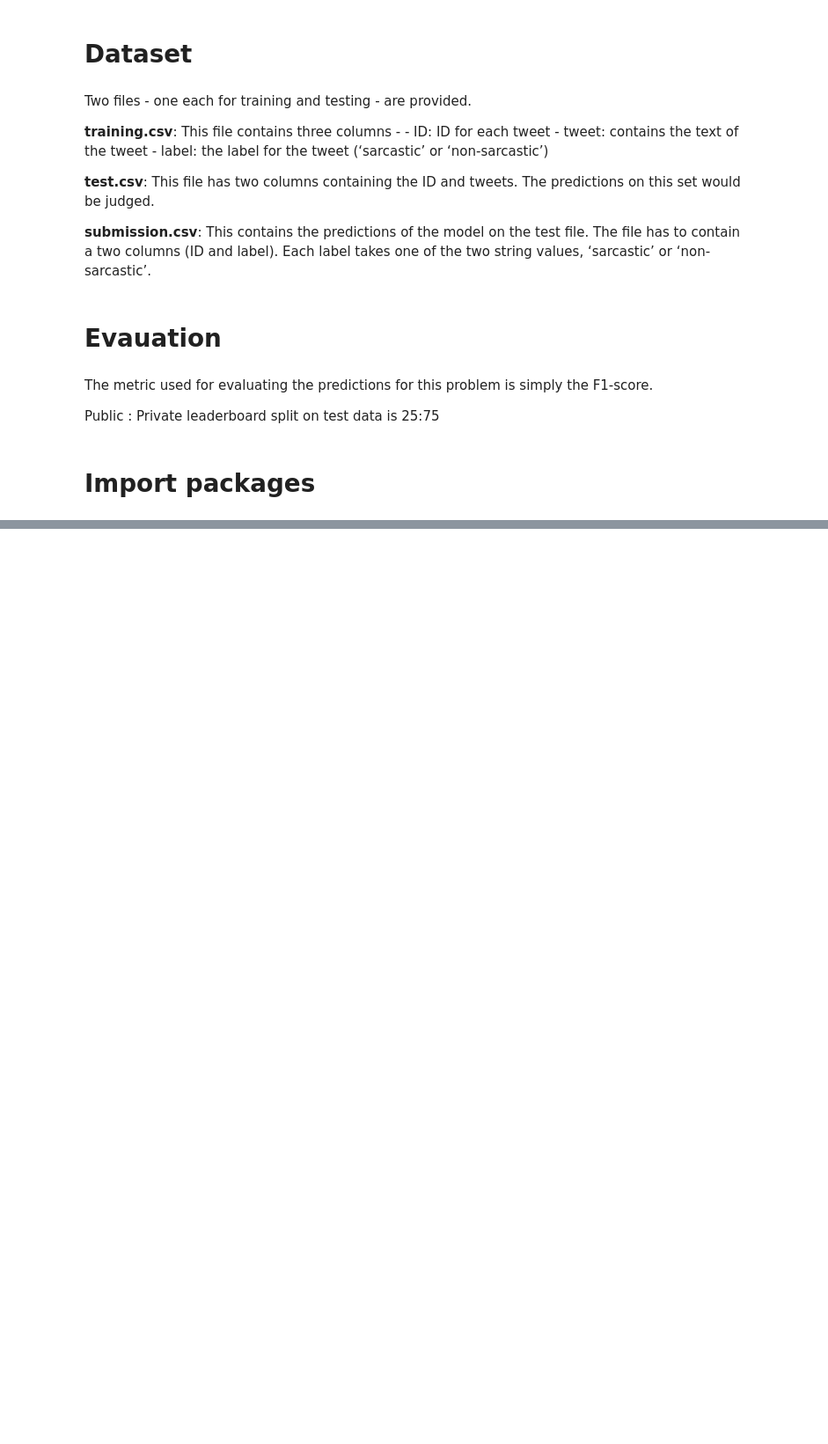
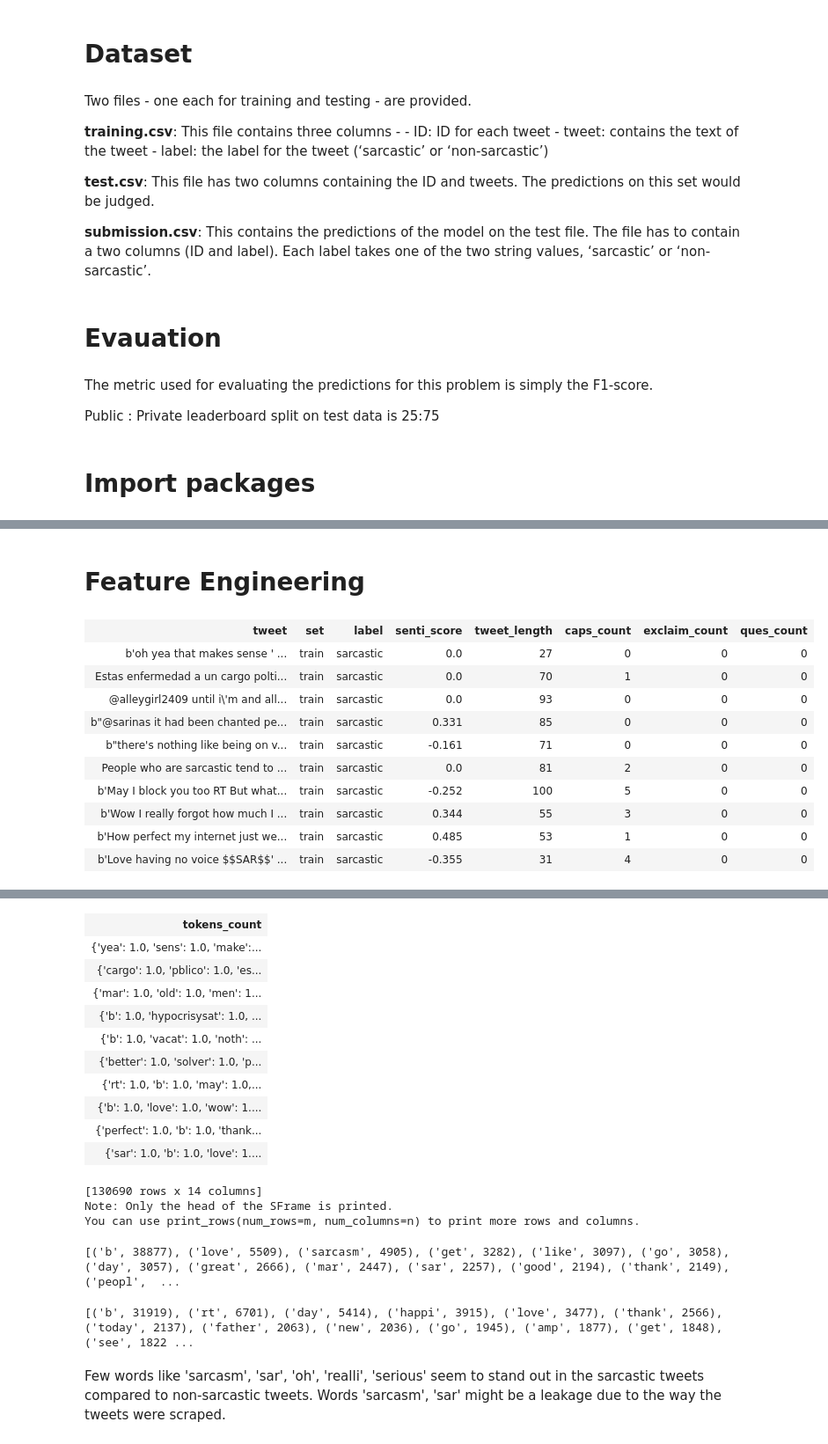
Before and after one commit to KarthiAru/AnalyticsVidhya, a Jupyter notebook: mlware-1/code.ipynb, the cells around one changed output, grey strips where cells are left out. Shown: that part at 88% size. Drawn from its saved outputs; the diff is of its cells as text; code cells hidden in the pictures; blank space fills up the shorter version.

```diff
--- a/mlware-1/code.ipynb
+++ b/mlware-1/code.ipynb
@@ -71,0 +92,49 @@ test['ngram1'] = gl.text_analytics.count_ngrams(test['tweet'], 1, to_lower=True)
+# %% [markdown]
+# Feature Engineering
+# %%
+# Join Train-Test
+df = train.append(test)
+# %%
+df['senti_score'] = df['tweet'].apply(lambda x: sent.polarity_scores(x)['pos']) - df['tweet'].apply(lambda x: sent.polarity_scores(x)['neg'])
+df['tweet_length'] = df['tweet'].apply(lambda x: len(x))
+df['caps_count'] = df['tweet'].apply(lambda x: sum(1 for c in x if c.isupper()))
+df['exclaim_count'] = df['tweet'].apply(lambda x: x.count("!"))
+df['ques_count'] = df['tweet'].apply(lambda x: x.count("?"))
+df['comma_count'] = df['tweet'].apply(lambda x: x.count(","))
+df['quote_count'] = df['tweet'].apply(lambda x: x.count("'")) + df['tweet'].apply(lambda x: x.count('"'))
+# %%
+def pos_ratio(pos_tag):
+    '''
+    Function to find the ratio of POS tokens to total tokens
+    '''
+    counts = Counter(tag for word,tag in pos_tag)
+    total = len(pos_tag)
+    return dict((word, float(count)/total) for word,count in counts.items())
+
+def tokens_count(tokens):
+    '''
+    Function to count the tokens
+    '''
+    counts = Counter(word for word in tokens)
+    return dict((word, float(count)) for word,count in counts.items())
+# %%
+df['tokens'] = df['tweet'].apply(lambda x: tokenizer.tokenize(x)) #tokenize
+df['tokens'] = df['tokens'].apply(lambda x: [token.lower() for token in x if token.lower() not in stops]) #lower case & remove stop words
+df['pos_tag'] = df['tokens'].apply(lambda x: nltk.pos_tag(x)) #Parts of Speech (POS) tags
+df['pos_ratio'] = df['pos_tag'].apply(lambda x: pos_ratio(x))
+df['tokens'] = df['tokens'].apply(lambda x: [stemmer.stem(w) for w in x]) #Stem the tokens
+df['tokens_count'] = df['tokens'].apply(lambda x: tokens_count(x))
+# %%
+df
+# %% [output]
+| tweet | set | label | senti_score | tweet_length | caps_count | exclaim_count | ques_count |
+| b'oh yea that makes sense ' ... | train | sarcastic | 0.0 | 27 | 0 | 0 | 0 |
+| Estas enfermedad a un cargo polti... | train | sarcastic | 0.0 | 70 | 1 | 0 | 0 |
+| @alleygirl2409 until i\'m and all... | train | sarcastic | 0.0 | 93 | 0 | 0 | 0 |
+| b"@sarinas it had been chanted pe... | train | sarcastic | 0.331 | 85 | 0 | 0 | 0 |
+| b"there's nothing like being on v... | train | sarcastic | -0.161 | 71 | 0 | 0 | 0 |
+| People who are sarcastic tend to ... | train | sarcastic | 0.0 | 81 | 2 | 0 | 0 |
+| b'May I block you too RT But what... | train | sarcastic | -0.252 | 100 | 5 | 0 | 0 |
+| b'Wow I really forgot how much I ... | train | sarcastic | 0.344 | 55 | 3 | 0 | 0 |
+| b'How perfect my internet just we... | train | sarcastic | 0.485 | 53 | 1 | 0 | 0 |
+| b'Love having no voice $$SAR$$' ... | train | sarcastic | -0.355 | 31 | 4 | 0 | 0 |
@@ -71,0 +152,14 @@ test['ngram1'] = gl.text_analytics.count_ngrams(test['tweet'], 1, to_lower=True)
+| tokens_count |
+| {'yea': 1.0, 'sens': 1.0, 'make':... |
+| {'cargo': 1.0, 'pblico': 1.0, 'es... |
+| {'mar': 1.0, 'old': 1.0, 'men': 1... |
+| {'b': 1.0, 'hypocrisysat': 1.0, ... |
+| {'b': 1.0, 'vacat': 1.0, 'noth': ... |
+| {'better': 1.0, 'solver': 1.0, 'p... |
+| {'rt': 1.0, 'b': 1.0, 'may': 1.0,... |
+| {'b': 1.0, 'love': 1.0, 'wow': 1.... |
+| {'perfect': 1.0, 'b': 1.0, 'thank... |
+| {'sar': 1.0, 'b': 1.0, 'love': 1.... |
+[130690 rows x 14 columns]
+Note: Only the head of the SFrame is printed.
+You can use print_rows(num_rows=m, num_columns=n) to print more rows and columns.
@@ -71,0 +174,10 @@ test['ngram1'] = gl.text_analytics.count_ngrams(test['tweet'], 1, to_lower=True)
+# %%
+print sarcasm_dist.most_common(50)
+# %% [output]
+[('b', 38877), ('love', 5509), ('sarcasm', 4905), ('get', 3282), ('like', 3097), ('go', 3058), ('day', 3057), ('great', 2666), ('mar', 2447), ('sar', 2257), ('good', 2194), ('thank', 2149), ('peopl',  ...
+# %%
+print non_sarcasm_dist.most_common(50)
+# %% [output]
+[('b', 31919), ('rt', 6701), ('day', 5414), ('happi', 3915), ('love', 3477), ('thank', 2566), ('today', 2137), ('father', 2063), ('new', 2036), ('go', 1945), ('amp', 1877), ('get', 1848), ('see', 1822 ...
+# %% [markdown]
+Few words like 'sarcasm', 'sar', 'oh', 'realli', 'serious' seem to stand out in the sarcastic tweets compared to non-sarcastic tweets. Words 'sarcasm', 'sar' might be a leakage due to the way the tweets were scraped.
```
Also changed, not shown: parts of 34 cells of this notebook, 1 other file.
